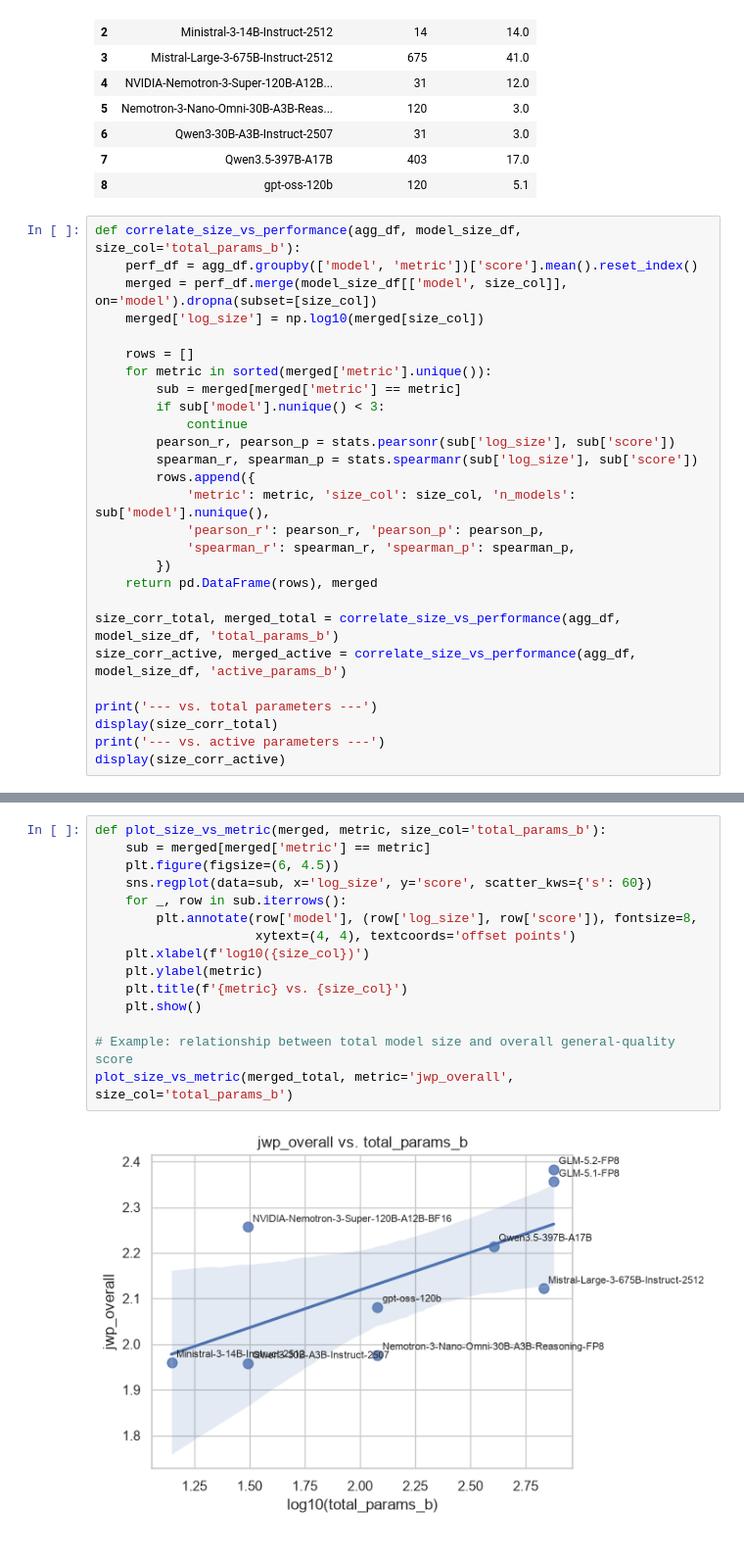
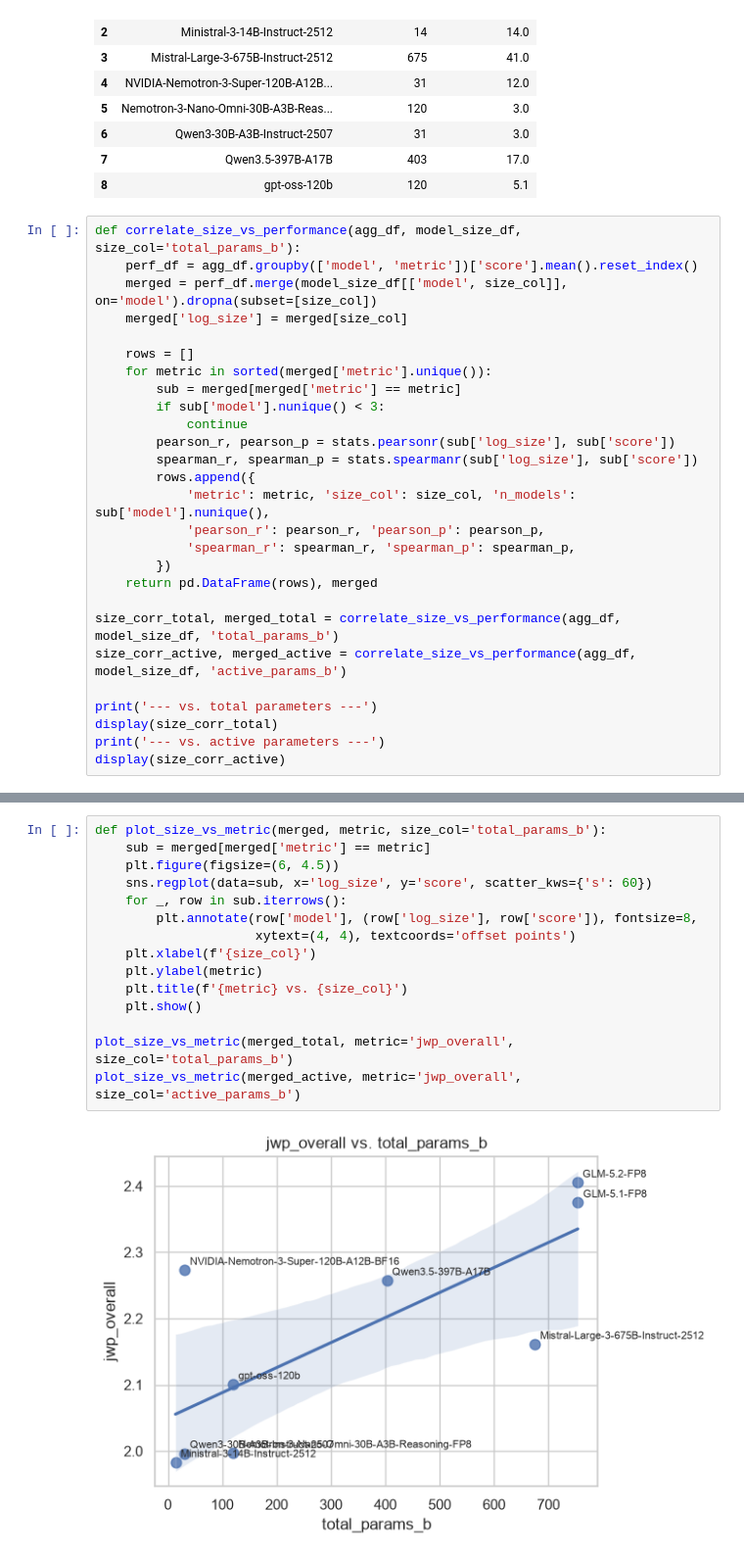
Before and after one commit to Marit-vdh/master-thesis, a Jupyter notebook: experiments/scripts/results_notebook.ipynb, the cells around one changed output, grey strips where cells are left out. Shown at 98% size. Saved outputs shown, nothing was run; the diff lists cells and outputs as text.

```diff
--- a/experiments/scripts/results_notebook.ipynb
+++ b/experiments/scripts/results_notebook.ipynb
@@ -481,7 +477,7 @@ model_size_df
 def correlate_size_vs_performance(agg_df, model_size_df, size_col='total_params_b'):
     perf_df = agg_df.groupby(['model', 'metric'])['score'].mean().reset_index()
     merged = perf_df.merge(model_size_df[['model', size_col]], on='model').dropna(subset=[size_col])
-    merged['log_size'] = np.log10(merged[size_col])
+    merged['log_size'] = merged[size_col]
 
     rows = []
     for metric in sorted(merged['metric'].unique()):
@@ -528,17 +524,17 @@ display(size_corr_active)
 # %%
 def plot_size_vs_metric(merged, metric, size_col='total_params_b'):
     sub = merged[merged['metric'] == metric]
     plt.figure(figsize=(6, 4.5))
     sns.regplot(data=sub, x='log_size', y='score', scatter_kws={'s': 60})
     for _, row in sub.iterrows():
         plt.annotate(row['model'], (row['log_size'], row['score']), fontsize=8,
                      xytext=(4, 4), textcoords='offset points')
-    plt.xlabel(f'log10({size_col})')
+    plt.xlabel(f'{size_col}')
     plt.ylabel(metric)
     plt.title(f'{metric} vs. {size_col}')
     plt.show()
 
-# Example: relationship between total model size and overall general-quality score
 plot_size_vs_metric(merged_total, metric='jwp_overall', size_col='total_params_b')
+plot_size_vs_metric(merged_active, metric='jwp_overall', size_col='active_params_b')
 # %% [output]
-[figure, old version]
+[figure, new version]
```
Also changed, not shown: parts of 12 cells of this notebook, 40 other files.
